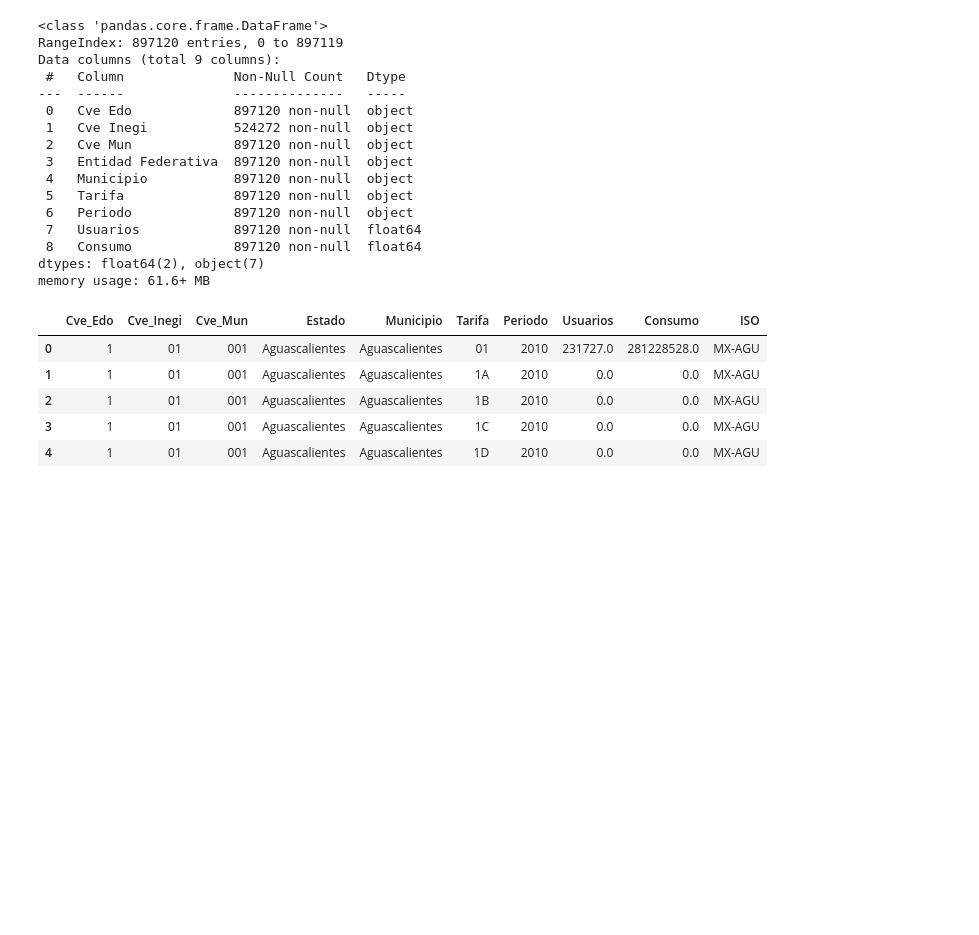
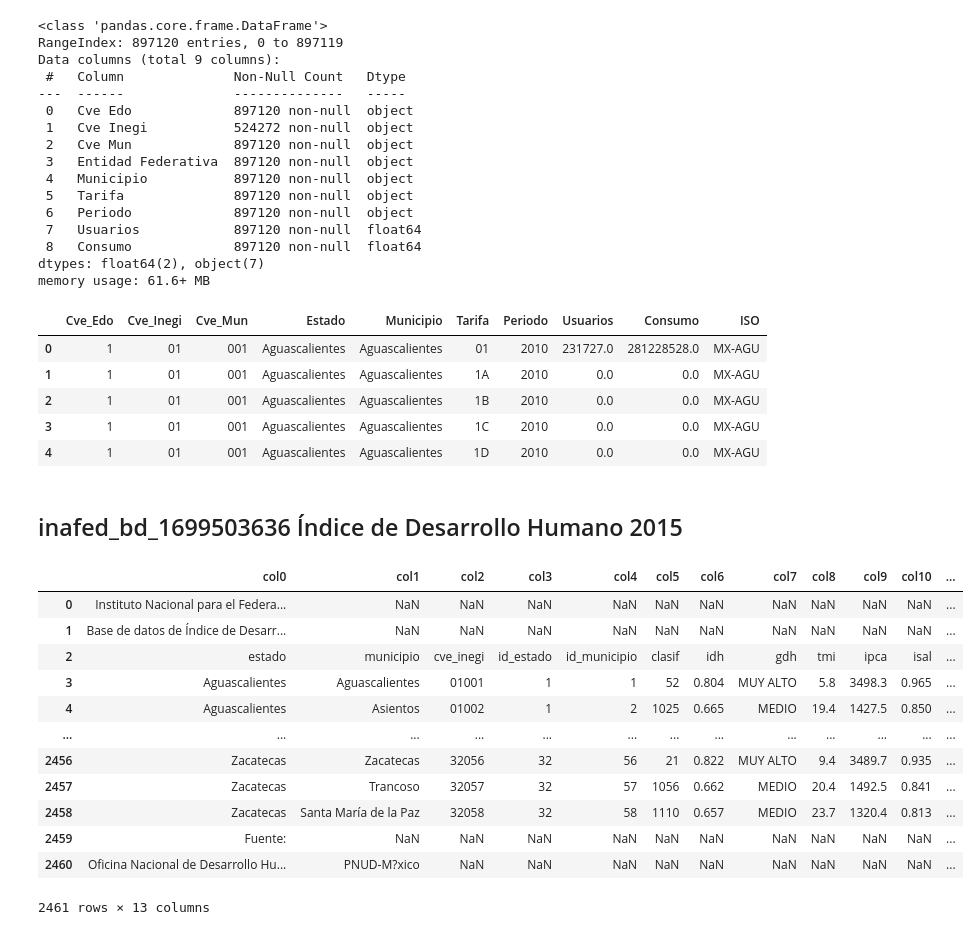
Before and after one commit to SaulPuente/data-mining-class, a Jupyter notebook: practica_2.ipynb, the cells around one changed output. Saved outputs shown, nothing was run; the diff lists cells and outputs as text; code cells hidden in the pictures; blank space fills up the shorter version.

```diff
--- a/practica_2.ipynb
+++ b/practica_2.ipynb
@@ -464,3 +464,23 @@ usuarios_consumo_df.head()
 | 4 | 1 | 01 | 001 | Aguascalientes | Aguascalientes | 1D | 2010 | 0.0 | 0.0 | MX-AGU |
 # %%
 usuarios_consumo_df.to_csv("data/Usuariosyconsumodeelectricidadpormunicipio_clean.csv", index=False)
+# %% [markdown]
+## inafed_bd_1699503636 Índice de Desarrollo Humano 2015
+# %%
+col_names = ["col" + str(i) for i in range(13)]
+idh_df = pd.read_csv("data/inafed_bd_1699503636.csv", encoding = "latin", names=col_names)
+idh_df
+# %% [output]
+|  | col0 | col1 | col2 | col3 | col4 | col5 | col6 | col7 | col8 | col9 | col10 | ... |
+| 0 | Instituto Nacional para el Federa... | NaN | NaN | NaN | NaN | NaN | NaN | NaN | NaN | NaN | NaN | ... |
+| 1 | Base de datos de Índice de Desarr... | NaN | NaN | NaN | NaN | NaN | NaN | NaN | NaN | NaN | NaN | ... |
+| 2 | estado | municipio | cve_inegi | id_estado | id_municipio | clasif | idh | gdh | tmi | ipca | isal | ... |
+| 3 | Aguascalientes | Aguascalientes | 01001 | 1 | 1 | 52 | 0.804 | MUY ALTO | 5.8 | 3498.3 | 0.965 | ... |
+| 4 | Aguascalientes | Asientos | 01002 | 1 | 2 | 1025 | 0.665 | MEDIO | 19.4 | 1427.5 | 0.850 | ... |
+| ... | ... | ... | ... | ... | ... | ... | ... | ... | ... | ... | ... | ... |
+| 2456 | Zacatecas | Zacatecas | 32056 | 32 | 56 | 21 | 0.822 | MUY ALTO | 9.4 | 3489.7 | 0.935 | ... |
+| 2457 | Zacatecas | Trancoso | 32057 | 32 | 57 | 1056 | 0.662 | MEDIO | 20.4 | 1492.5 | 0.841 | ... |
+| 2458 | Zacatecas | Santa María de la Paz | 32058 | 32 | 58 | 1110 | 0.657 | MEDIO | 23.7 | 1320.4 | 0.813 | ... |
+| 2459 | Fuente: | NaN | NaN | NaN | NaN | NaN | NaN | NaN | NaN | NaN | NaN | ... |
+| 2460 | Oficina Nacional de Desarrollo Hu... | PNUD-M?xico | NaN | NaN | NaN | NaN | NaN | NaN | NaN | NaN | NaN | ... |
+2461 rows × 13 columns
```
Also changed, not shown: parts of 8 cells of this notebook, 7 other files.
